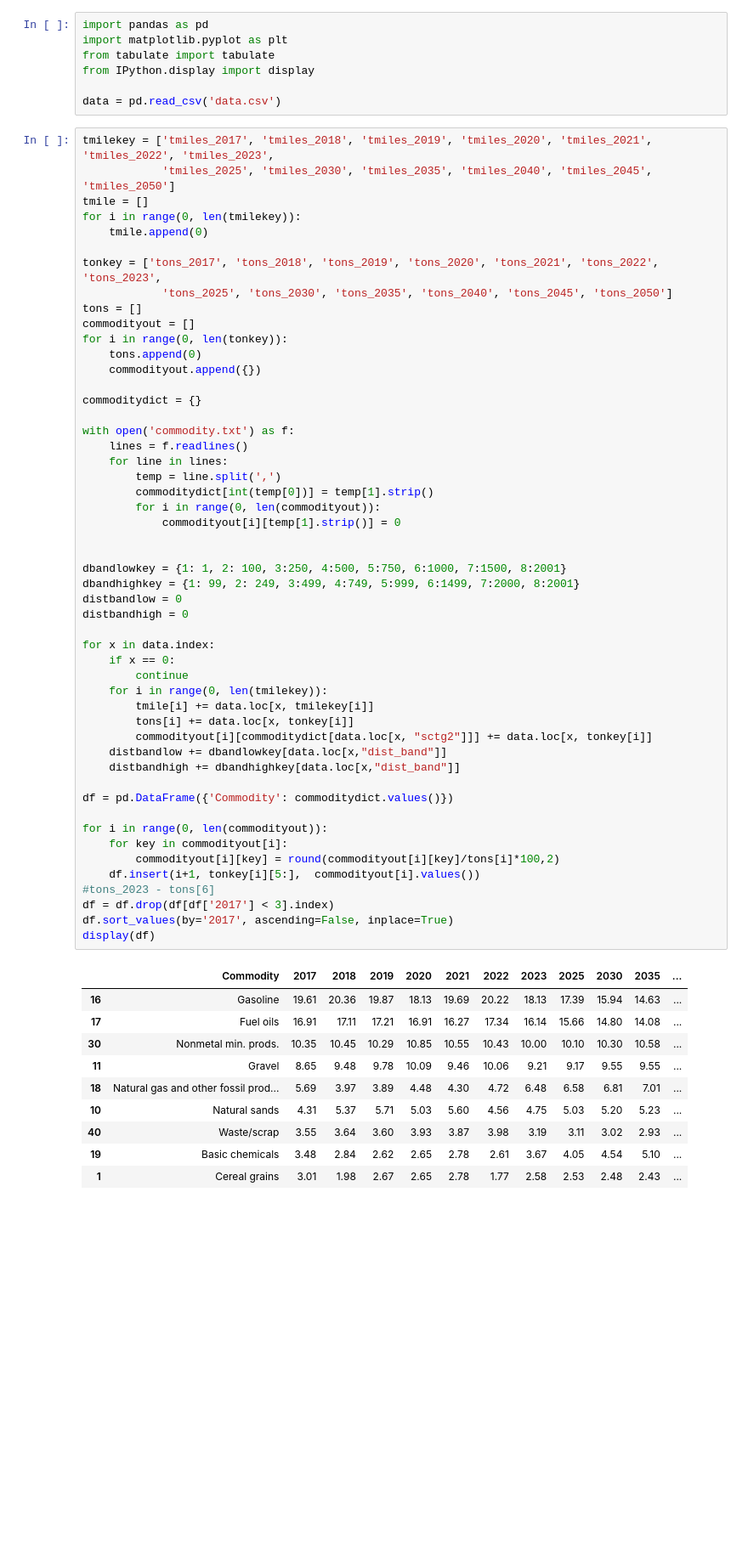
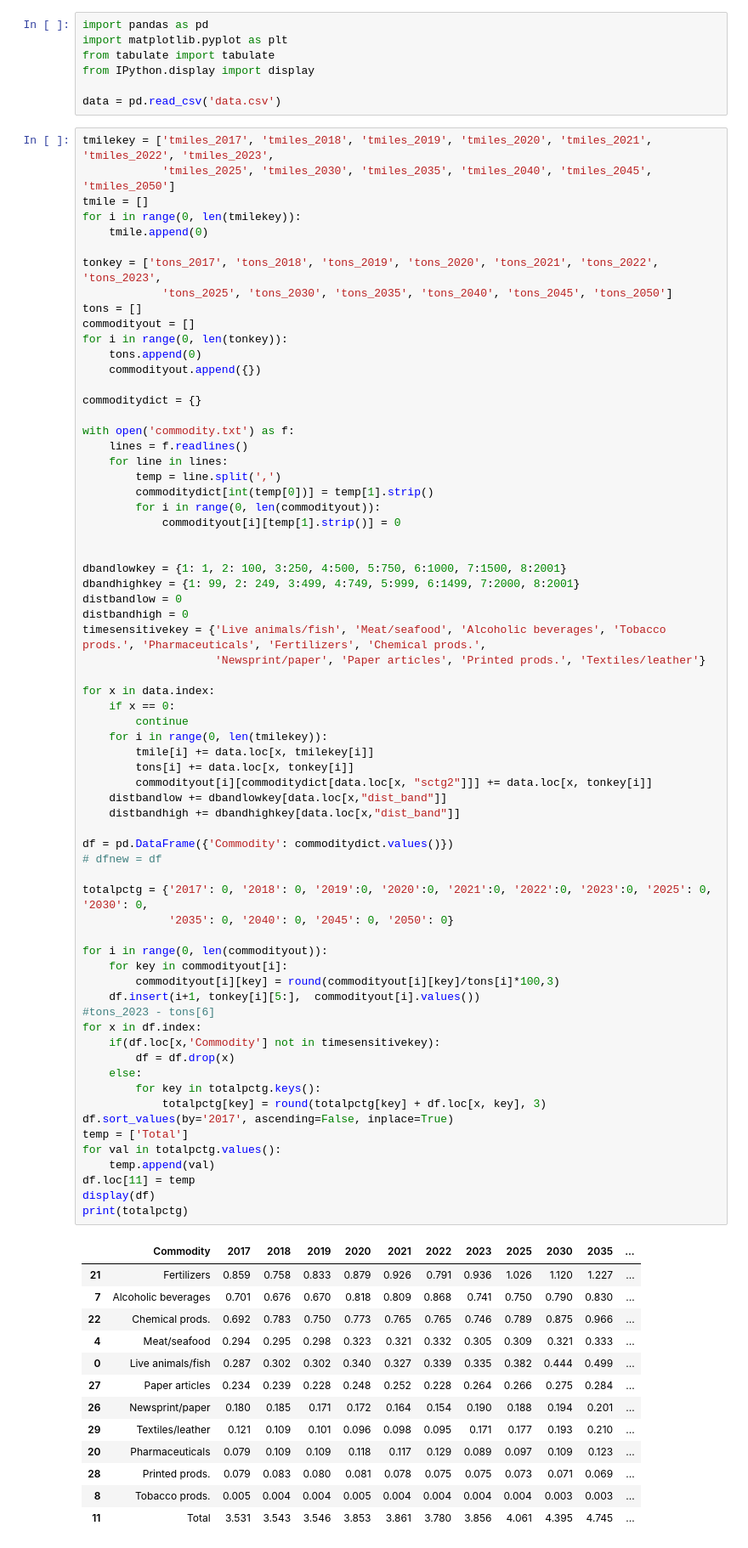
Before and after one commit to joshua-zhou14/guadaloop, a Jupyter notebook: analysis.ipynb, the cells around one changed output. Shown at 85% size. Cells and saved outputs as stored; diff of their text form; blank space fills up the shorter version.

```diff
--- a/analysis.ipynb
+++ b/analysis.ipynb
@@ -52,41 +52,60 @@ with open('commodity.txt') as f:
         commoditydict[int(temp[0])] = temp[1].strip()
         for i in range(0, len(commodityout)):
             commodityout[i][temp[1].strip()] = 0
 
 
 dbandlowkey = {1: 1, 2: 100, 3:250, 4:500, 5:750, 6:1000, 7:1500, 8:2001}
 dbandhighkey = {1: 99, 2: 249, 3:499, 4:749, 5:999, 6:1499, 7:2000, 8:2001}
 distbandlow = 0
 distbandhigh = 0
+timesensitivekey = {'Live animals/fish', 'Meat/seafood', 'Alcoholic beverages', 'Tobacco prods.', 'Pharmaceuticals', 'Fertilizers', 'Chemical prods.',
+                    'Newsprint/paper', 'Paper articles', 'Printed prods.', 'Textiles/leather'}
 
 for x in data.index:
     if x == 0:
         continue
     for i in range(0, len(tmilekey)):
         tmile[i] += data.loc[x, tmilekey[i]]
         tons[i] += data.loc[x, tonkey[i]]
         commodityout[i][commoditydict[data.loc[x, "sctg2"]]] += data.loc[x, tonkey[i]]
     distbandlow += dbandlowkey[data.loc[x,"dist_band"]]
     distbandhigh += dbandhighkey[data.loc[x,"dist_band"]]
 
 df = pd.DataFrame({'Commodity': commoditydict.values()})
+# dfnew = df
+
+totalpctg = {'2017': 0, '2018': 0, '2019':0, '2020':0, '2021':0, '2022':0, '2023':0, '2025': 0, '2030': 0,
+             '2035': 0, '2040': 0, '2045': 0, '2050': 0}
 
 for i in range(0, len(commodityout)):
     for key in commodityout[i]:
-        commodityout[i][key] = round(commodityout[i][key]/tons[i]*100,2)
+        commodityout[i][key] = round(commodityout[i][key]/tons[i]*100,3)
     df.insert(i+1, tonkey[i][5:],  commodityout[i].values())
 #tons_2023 - tons[6]
-df = df.drop(df[df['2017'] < 3].index)
+for x in df.index:
+    if(df.loc[x,'Commodity'] not in timesensitivekey):
+        df = df.drop(x)
+    else:
+        for key in totalpctg.keys():
+            totalpctg[key] = round(totalpctg[key] + df.loc[x, key], 3)
 df.sort_values(by='2017', ascending=False, inplace=True)
+temp = ['Total']
+for val in totalpctg.values():
+    temp.append(val)
+df.loc[11] = temp
 display(df)
+print(totalpctg)
 # %% [output]
 |  | Commodity | 2017 | 2018 | 2019 | 2020 | 2021 | 2022 | 2023 | 2025 | 2030 | 2035 | ... |
-| 16 | Gasoline | 19.61 | 20.36 | 19.87 | 18.13 | 19.69 | 20.22 | 18.13 | 17.39 | 15.94 | 14.63 | ... |
-| 17 | Fuel oils | 16.91 | 17.11 | 17.21 | 16.91 | 16.27 | 17.34 | 16.14 | 15.66 | 14.80 | 14.08 | ... |
-| 30 | Nonmetal min. prods. | 10.35 | 10.45 | 10.29 | 10.85 | 10.55 | 10.43 | 10.00 | 10.10 | 10.30 | 10.58 | ... |
-| 11 | Gravel | 8.65 | 9.48 | 9.78 | 10.09 | 9.46 | 10.06 | 9.21 | 9.17 | 9.55 | 9.55 | ... |
-| 18 | Natural gas and other fossil prod... | 5.69 | 3.97 | 3.89 | 4.48 | 4.30 | 4.72 | 6.48 | 6.58 | 6.81 | 7.01 | ... |
-| 10 | Natural sands | 4.31 | 5.37 | 5.71 | 5.03 | 5.60 | 4.56 | 4.75 | 5.03 | 5.20 | 5.23 | ... |
-| 40 | Waste/scrap | 3.55 | 3.64 | 3.60 | 3.93 | 3.87 | 3.98 | 3.19 | 3.11 | 3.02 | 2.93 | ... |
-| 19 | Basic chemicals | 3.48 | 2.84 | 2.62 | 2.65 | 2.78 | 2.61 | 3.67 | 4.05 | 4.54 | 5.10 | ... |
-| 1 | Cereal grains | 3.01 | 1.98 | 2.67 | 2.65 | 2.78 | 1.77 | 2.58 | 2.53 | 2.48 | 2.43 | ... |
+| 21 | Fertilizers | 0.859 | 0.758 | 0.833 | 0.879 | 0.926 | 0.791 | 0.936 | 1.026 | 1.120 | 1.227 | ... |
+| 7 | Alcoholic beverages | 0.701 | 0.676 | 0.670 | 0.818 | 0.809 | 0.868 | 0.741 | 0.750 | 0.790 | 0.830 | ... |
+| 22 | Chemical prods. | 0.692 | 0.783 | 0.750 | 0.773 | 0.765 | 0.765 | 0.746 | 0.789 | 0.875 | 0.966 | ... |
+| 4 | Meat/seafood | 0.294 | 0.295 | 0.298 | 0.323 | 0.321 | 0.332 | 0.305 | 0.309 | 0.321 | 0.333 | ... |
+| 0 | Live animals/fish | 0.287 | 0.302 | 0.302 | 0.340 | 0.327 | 0.339 | 0.335 | 0.382 | 0.444 | 0.499 | ... |
+| 27 | Paper articles | 0.234 | 0.239 | 0.228 | 0.248 | 0.252 | 0.228 | 0.264 | 0.266 | 0.275 | 0.284 | ... |
+| 26 | Newsprint/paper | 0.180 | 0.185 | 0.171 | 0.172 | 0.164 | 0.154 | 0.190 | 0.188 | 0.194 | 0.201 | ... |
+| 29 | Textiles/leather | 0.121 | 0.109 | 0.101 | 0.096 | 0.098 | 0.095 | 0.171 | 0.177 | 0.193 | 0.210 | ... |
+| 20 | Pharmaceuticals | 0.079 | 0.109 | 0.109 | 0.118 | 0.117 | 0.129 | 0.089 | 0.097 | 0.109 | 0.123 | ... |
+| 28 | Printed prods. | 0.079 | 0.083 | 0.080 | 0.081 | 0.078 | 0.075 | 0.075 | 0.073 | 0.071 | 0.069 | ... |
+| 8 | Tobacco prods. | 0.005 | 0.004 | 0.004 | 0.005 | 0.004 | 0.004 | 0.004 | 0.004 | 0.003 | 0.003 | ... |
+| 11 | Total | 3.531 | 3.543 | 3.546 | 3.853 | 3.861 | 3.780 | 3.856 | 4.061 | 4.395 | 4.745 | ... |
```
Also changed, not shown: parts of 2 cells of this notebook, 1 other file.
